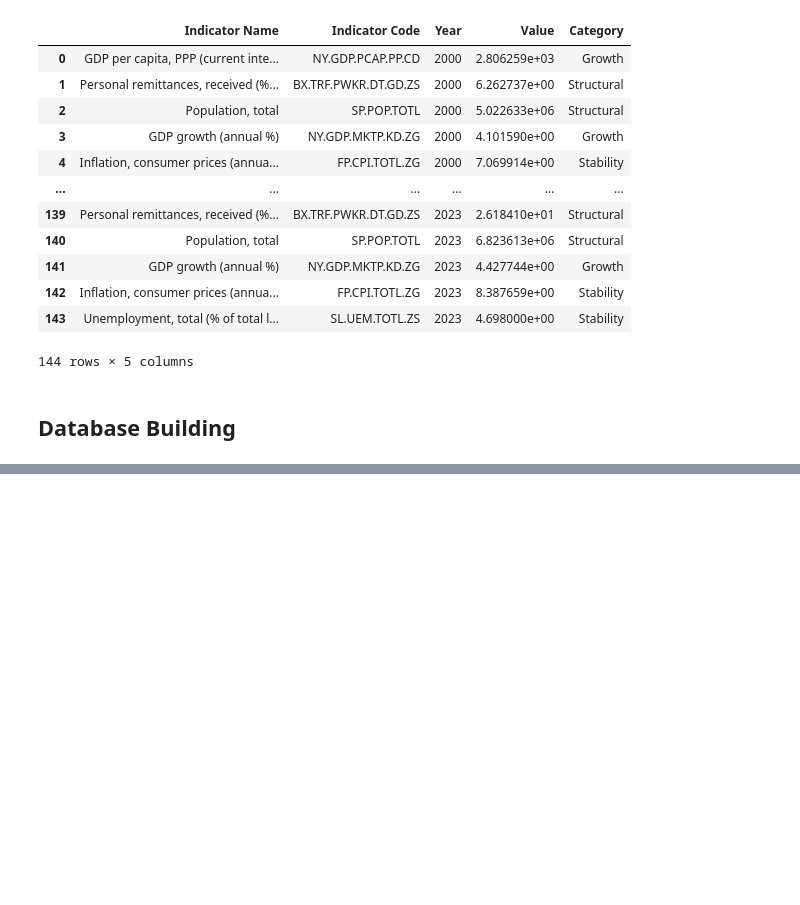
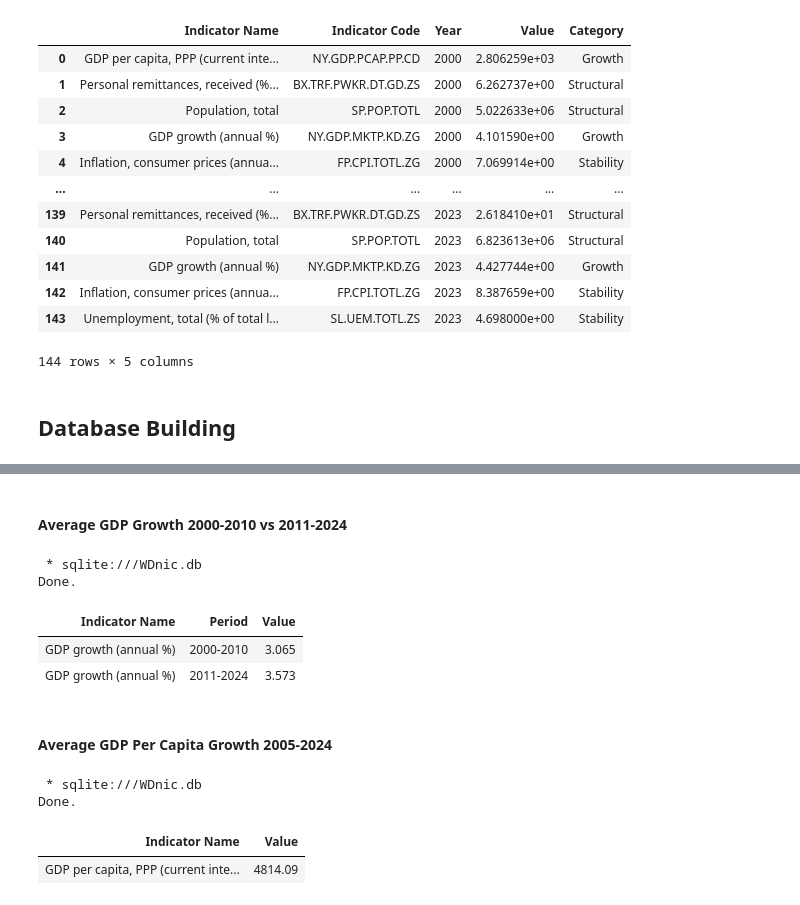
Before and after one commit to Adrianuco/wd-project, a Jupyter notebook: Notebook.ipynb, the cells around one changed output, grey strips where cells are left out. Drawn from its saved outputs; the diff is of its cells as text; code cells hidden in the pictures; blank space fills up the shorter version.

```diff
--- a/Notebook.ipynb
+++ b/Notebook.ipynb
@@ -216,0 +312,29 @@ conn = sqlite3.connect('')
+# %% [markdown]
+#### Average GDP Growth 2000-2010 vs 2011-2024
+# %%
+%%sql
+SELECT "Indicator Name",
+    CASE
+        WHEN Year BETWEEN 2000 AND 2010 THEN '2000-2010'
+        ELSE '2011-2024'
+    END AS Period,
+ROUND(AVG(Value),3) AS Value
+FROM wd_nic_data WHERE "Indicator Code" = 'NY.GDP.MKTP.KD.ZG' GROUP BY "Indicator Name", Period;
+# %% [output]
+ * sqlite:///WDnic.db
+Done.
+| Indicator Name | Period | Value |
+| GDP growth (annual %) | 2000-2010 | 3.065 |
+| GDP growth (annual %) | 2011-2024 | 3.573 |
+# %% [markdown]
+#### Average GDP Per Capita Growth 2005-2024
+# %%
+%%sql
+SELECT "Indicator Name", ROUND(AVG(Value), 3) AS Value
+FROM wd_nic_data
+WHERE "Indicator Code" = 'NY.GDP.PCAP.PP.CD';
+# %% [output]
+ * sqlite:///WDnic.db
+Done.
+| Indicator Name | Value |
+| GDP per capita, PPP (current inte... | 4814.09 |
```
Also changed, not shown: parts of 25 cells of this notebook, 1 other file.
